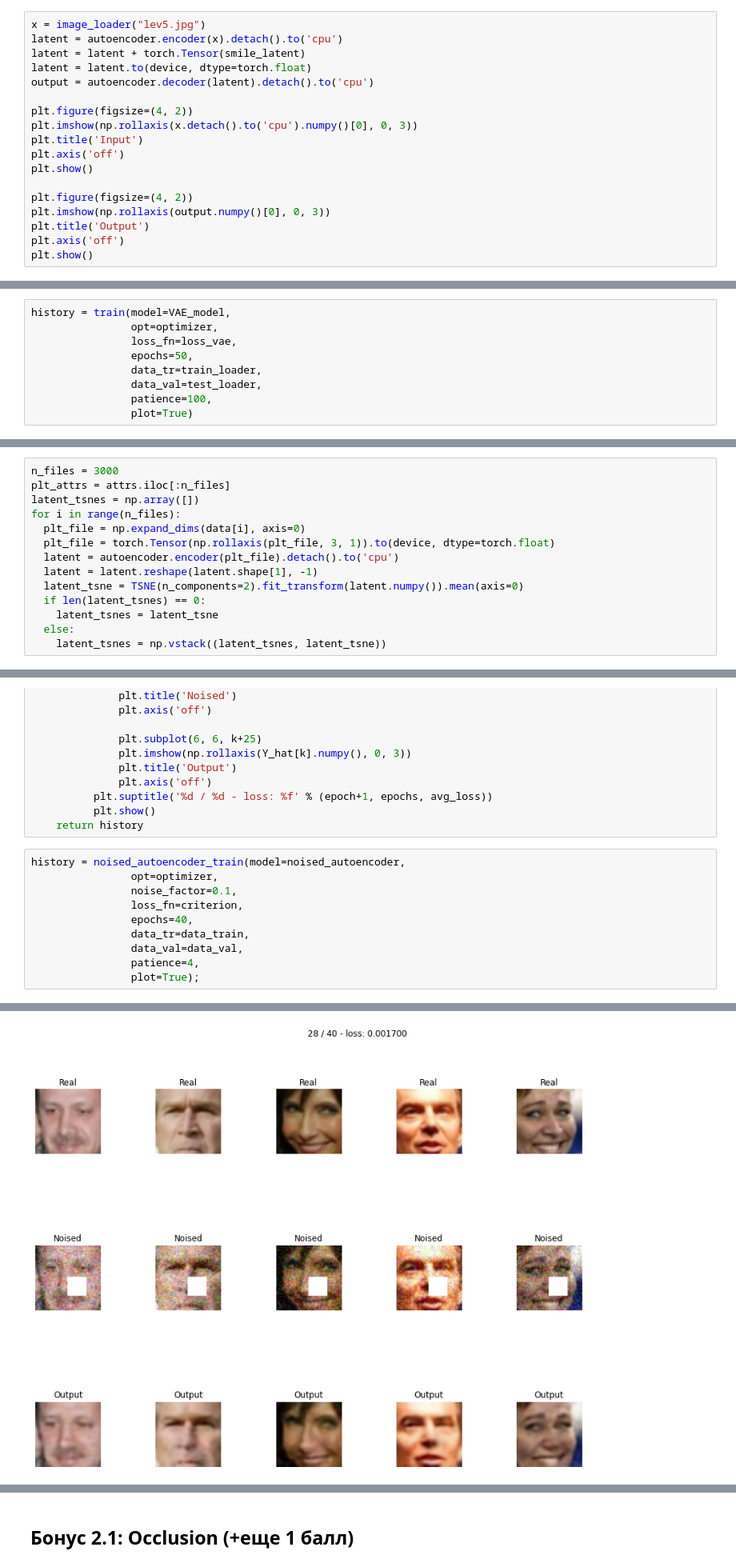
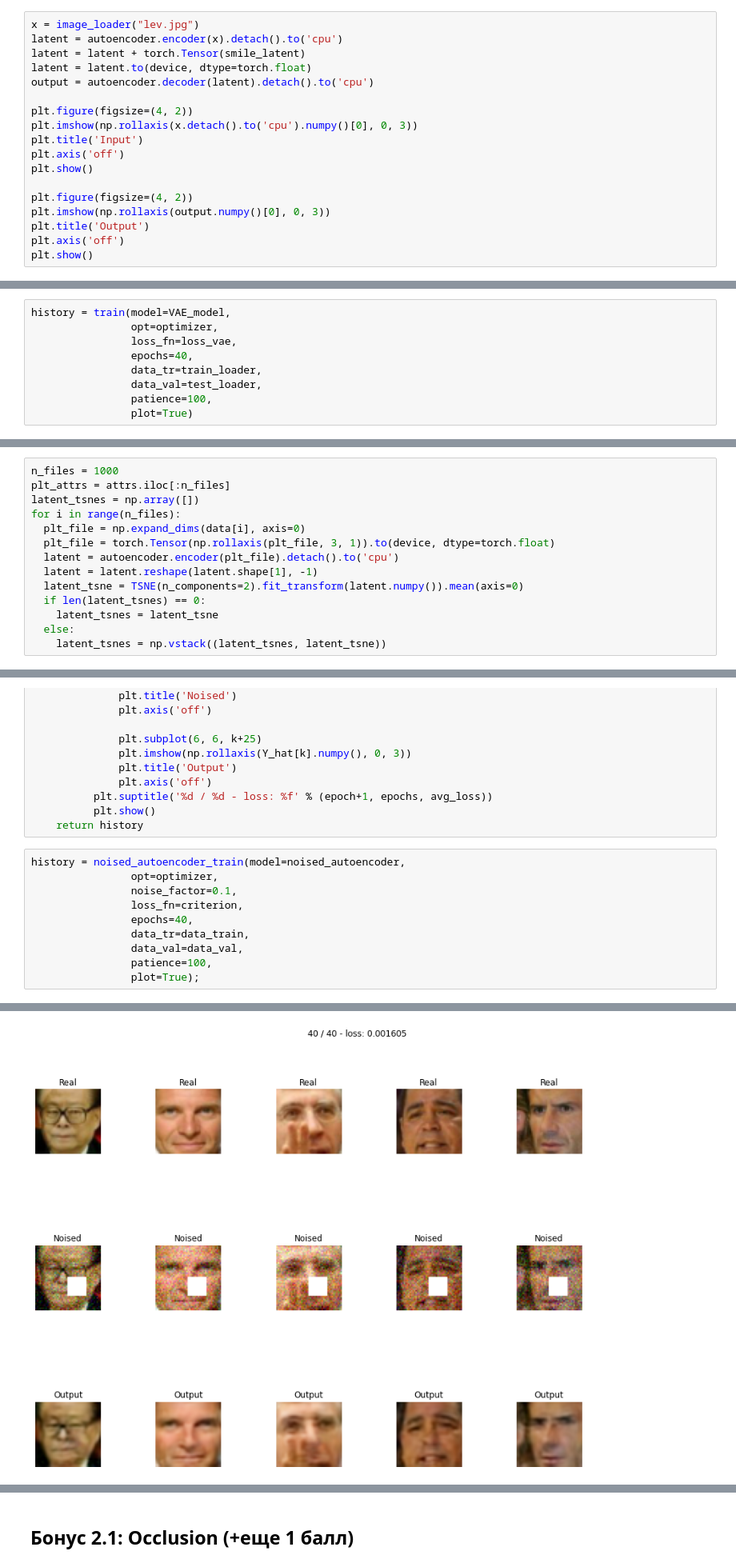
Before and after one commit to LevPerla/DLS_CV_Course, a Jupyter notebook: project/Autoencoders.ipynb, the cells around one changed output, grey strips where cells are left out. Shown at 80% size. Drawn from its saved outputs; the diff is of its cells as text.

```diff
--- a/project/Autoencoders.ipynb
+++ b/project/Autoencoders.ipynb
@@ -496,7 +499,7 @@ def image_loader(image_name):
     image = loader(image).unsqueeze(0)
     return image.to(device, torch.float)
 # %%
-x = image_loader("lev5.jpg")
+x = image_loader("lev.jpg")
 latent = autoencoder.encoder(x).detach().to('cpu')
 latent = latent + torch.Tensor(smile_latent)
 latent = latent.to(device, dtype=torch.float)
@@ -758,7 +749,7 @@ def train(model, opt, loss_fn, epochs, data_tr, data_val, patience=10, plot=True
 history = train(model=VAE_model,
                 opt=optimizer,
                 loss_fn=loss_vae,
-                epochs=50,
+                epochs=40,
                 data_tr=train_loader,
                 data_val=test_loader,
                 patience=100,
@@ -837,7 +828,7 @@ plt.show()
 from sklearn.manifold import TSNE
 import seaborn as sns
 # %%
-n_files = 3000
+n_files = 1000
 plt_attrs = attrs.iloc[:n_files]
 latent_tsnes = np.array([])
 for i in range(n_files):
@@ -1299,17 +1297,17 @@ def noised_autoencoder_train(model, opt, loss_fn, epochs,noise_factor, data_tr,
 # %%
 history = noised_autoencoder_train(model=noised_autoencoder,
                 opt=optimizer,
                 noise_factor=0.1,
                 loss_fn=criterion,
                 epochs=40,
                 data_tr=data_train,
                 data_val=data_val,
-                patience=4,
+                patience=100,
                 plot=True);
 # %% [output]
 Clipping input data to the valid range for imshow with RGB data ([0..1] for floats or [0..255] for integers).
 Clipping input data to the valid range for imshow with RGB data ([0..1] for floats or [0..255] for integers).
 Clipping input data to the valid range for imshow with RGB data ([0..1] for floats or [0..255] for integers).
 Clipping input data to the valid range for imshow with RGB data ([0..1] for floats or [0..255] for integers).
 Clipping input data to the valid range for imshow with RGB data ([0..1] for floats or [0..255] for integers).
-[figure, old version]
+[figure, new version]
```
Also changed, not shown: parts of 32 cells of this notebook.
